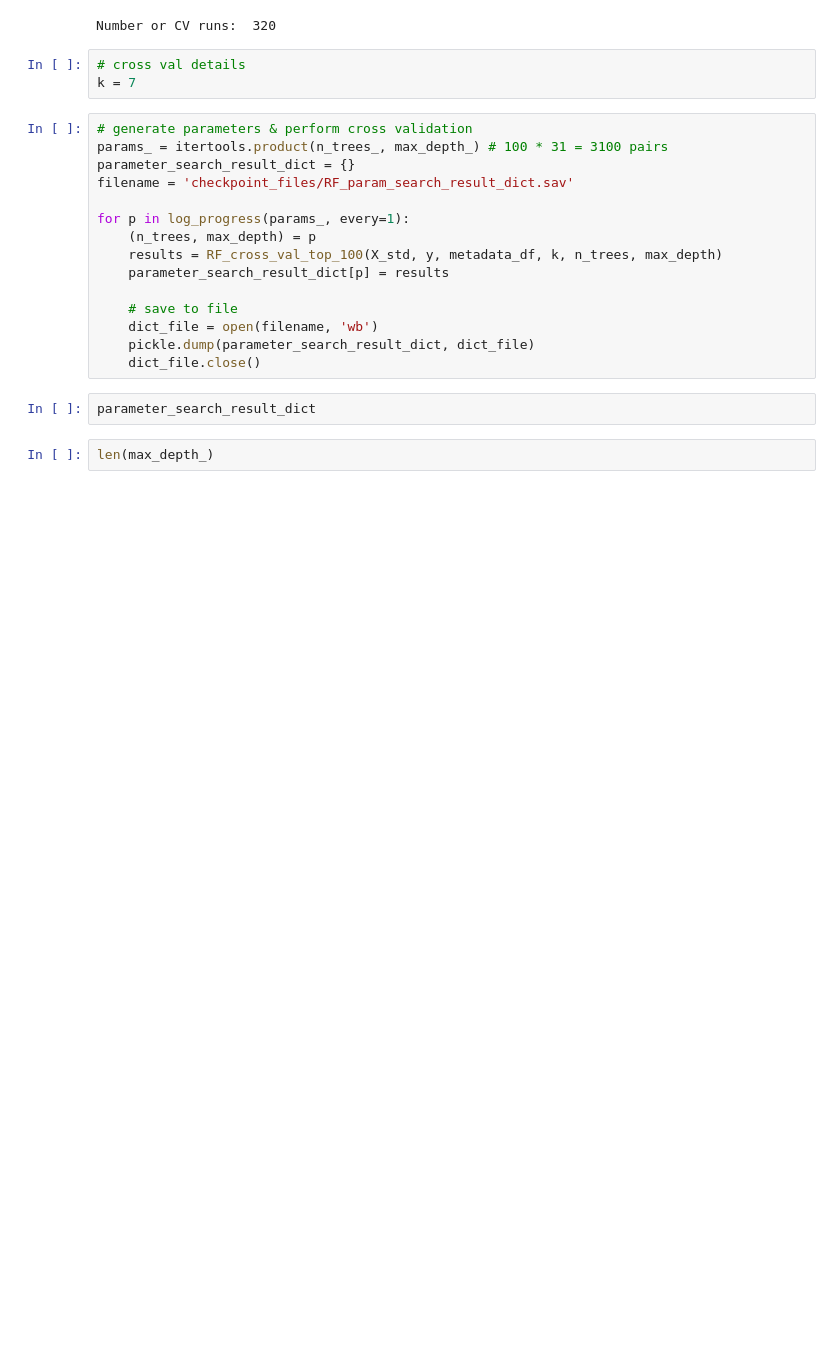
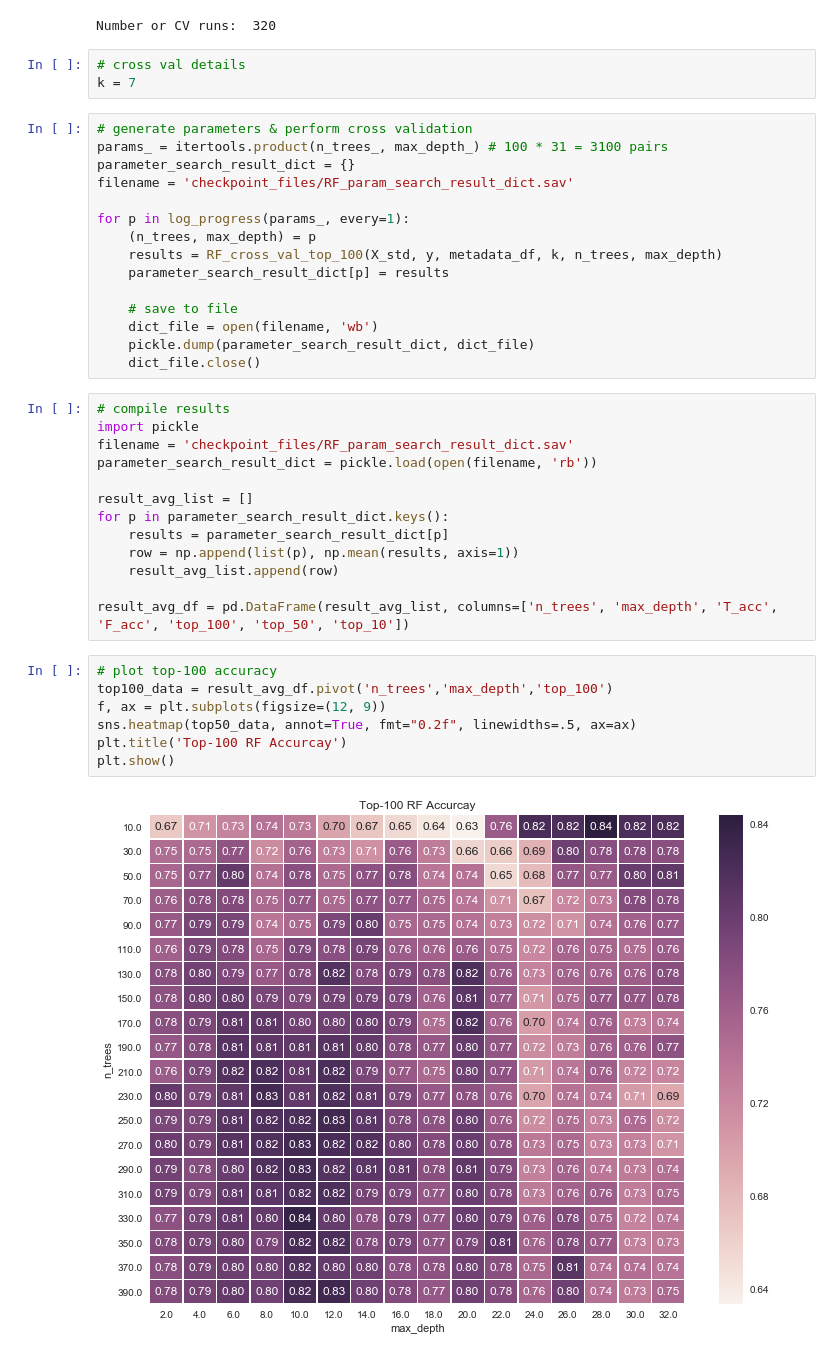
Before and after one commit to npabon/LINCS_target_prediction, a Jupyter notebook: classification.ipynb, the cells around one changed output. Saved outputs shown, nothing was run; the diff lists cells and outputs as text; blank space fills up the shorter version.

Commit message:
RF parameter optimization

```diff
--- a/classification.ipynb
+++ b/classification.ipynb
@@ -434,7 +434,25 @@ for p in log_progress(params_, every=1):
     dict_file = open(filename, 'wb')
     pickle.dump(parameter_search_result_dict, dict_file)
     dict_file.close()
-# %%
-parameter_search_result_dict
-# %%
-len(max_depth_)
+# %%
+# compile results
+import pickle
+filename = 'checkpoint_files/RF_param_search_result_dict.sav'
+parameter_search_result_dict = pickle.load(open(filename, 'rb'))
+
+result_avg_list = []
+for p in parameter_search_result_dict.keys():
+    results = parameter_search_result_dict[p]
+    row = np.append(list(p), np.mean(results, axis=1))
+    result_avg_list.append(row)
+
+result_avg_df = pd.DataFrame(result_avg_list, columns=['n_trees', 'max_depth', 'T_acc', 'F_acc', 'top_100', 'top_50', 'top_10'])
+# %%
+# plot top-100 accuracy
+top100_data = result_avg_df.pivot('n_trees','max_depth','top_100')
+f, ax = plt.subplots(figsize=(12, 9))
+sns.heatmap(top50_data, annot=True, fmt="0.2f", linewidths=.5, ax=ax)
+plt.title('Top-100 RF Accurcay')
+plt.show()
+# %% [output]
+[figure, added]
```
Also changed, not shown: 1 other file.
